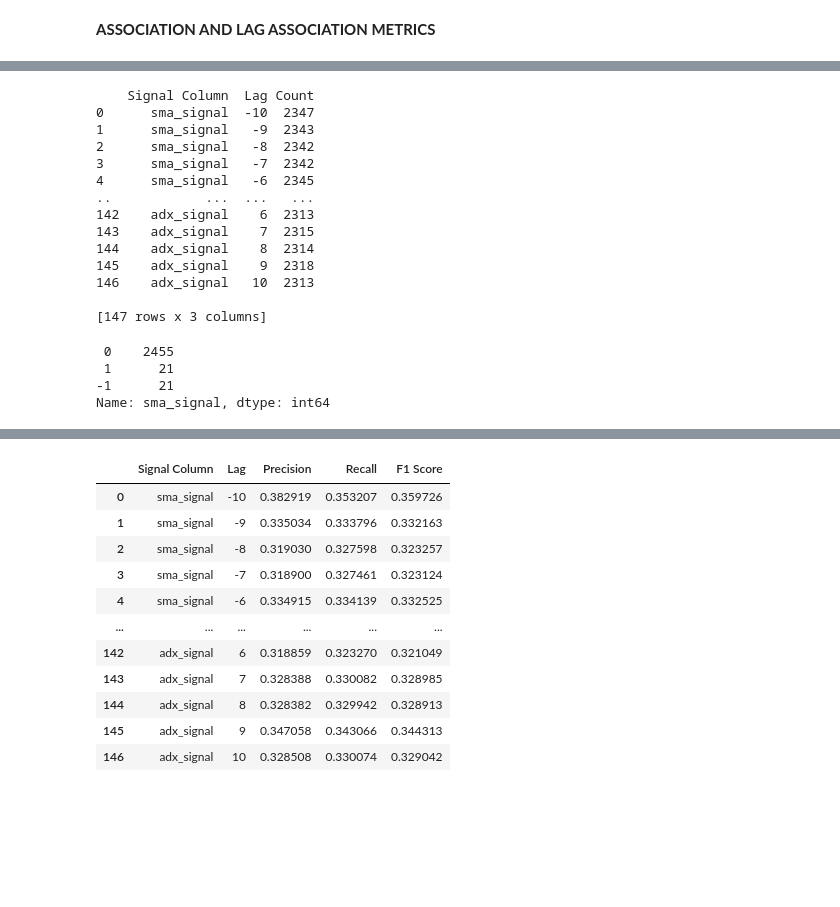
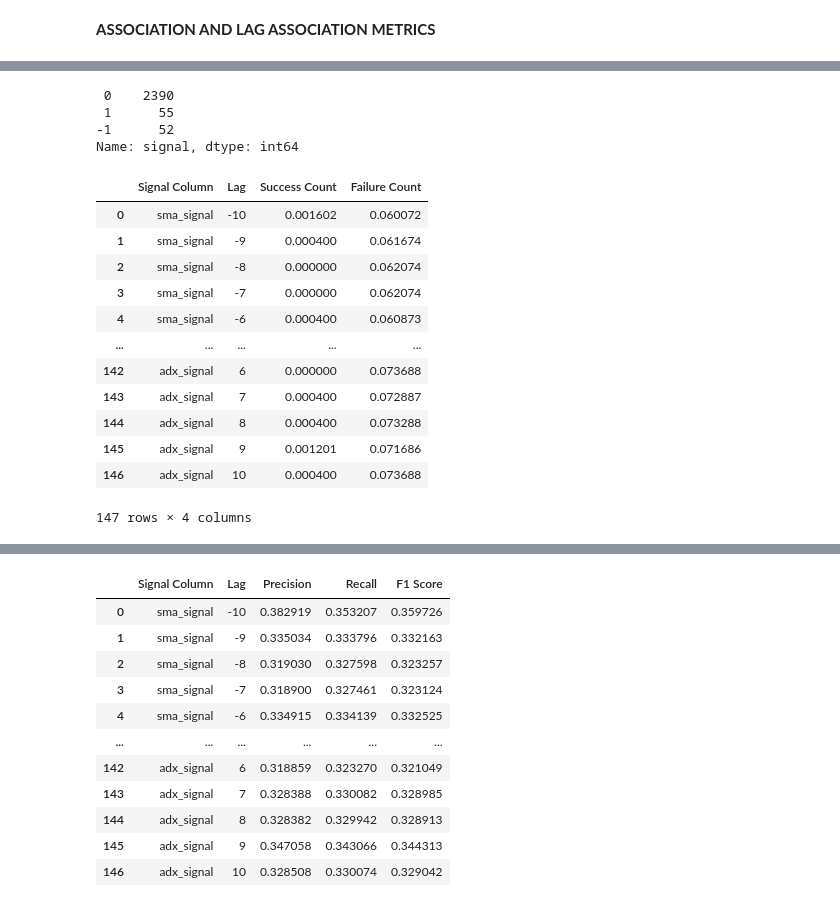
Before and after one commit to abhinav70291/TechnicalAnalysis-for-intra-day-trading, a Jupyter notebook: Technical_Analysis_underwork.ipynb, the cells around one changed output, grey strips where cells are left out. Cells and saved outputs as stored; diff of their text form; code cells hidden in the pictures; blank space fills up the shorter version.

```diff
--- a/Technical_Analysis_underwork.ipynb
+++ b/Technical_Analysis_underwork.ipynb
@@ -1388,17 +1399,22 @@ count
 # %%
 # Create an empty DataFrame to store the results
-report = pd.DataFrame(columns=['Lag', 'Count'])
+report = pd.DataFrame(columns=['Lag', 'Success Percentage', 'Failure Percentage'])
 
-# Loop over the range from -10 to +10
-for lag in range(-10, 11):
+# Loop over the range from -3 to +3
+for lag in range(-3, 4):
     # Shift the sma_signal
     df['sma_signal_shifted'] = df['sma_signal'].shift(lag)
 
-    # Calculate the count
-    count = (df['signal'] == df['sma_signal_shifted']).sum()
+    # Calculate the success count
+    success_count = ((df['signal'] == df['sma_signal_shifted']) & (df['signal'] != 0) & (df['sma_signal_shifted'] != 0)).sum()
+
+    # Calculate the failure count
+    failure_count = (df['signal'] != df['sma_signal_shifted']).sum()
 
     # Append the result to the report DataFrame
-    report = report.append({'Lag': lag, 'Success': count/len(df)}, ignore_index=True)
+    report = report.append({'Lag': lag,
+                            'Success Percentage': success_count/len(df),
+                            'Failure Percentage': failure_count/len(df)}, ignore_index=True)
 
 # Remove the temporary shifted column
 df.drop('sma_signal_shifted', axis=1, inplace=True)
@@ -1426,47 +1433,52 @@ print(report)
+# %%
+df.signal.value_counts()
+# %% [output]
+ 0    2390
+ 1      55
+-1      52
+Name: signal, dtype: int64
 # %%
 # Define the list of signal columns
 signal_columns = ['sma_signal', 'sma_crossover_signal', 'ema_signal', 'ema_crossover_signal', 'rsi_signal', 'bb_signal', 'adx_signal']
 
 # Create an empty DataFrame to store the results
-report = pd.DataFrame(columns=['Signal Column', 'Lag', 'Count'])
+report = pd.DataFrame(columns=['Signal Column', 'Lag', 'Success Count', 'Failure Count'])
 
 # Loop over the signal columns
 for signal_column in signal_columns:
     # Loop over the range from -10 to +10
     for lag in range(-10, 11):
         # Shift the signal column
         df[signal_column + '_shifted'] = df[signal_column].shift(lag)
 
-        # Calculate the count
-        count = (df['signal'] == df[signal_column + '_shifted']).sum()
+        # Calculate the success count
+        success_count = ((df['signal'] == df[signal_column + '_shifted']) & (df['signal'] != 0) & (df[signal_column + '_shifted'] != 0)).sum()
+
+        # Calculate the failure count
+        failure_count = (df['signal'] != df[signal_column + '_shifted']).sum()
 
         # Append the result to the report DataFrame
-        report = report.append({'Signal Column': signal_column, 'Lag': lag, 'Count': count}, ignore_index=True)
+        report = report.append({'Signal Column': signal_column,
+                                'Lag': lag,
+                                'Success Count': success_count/len(df),
+                                'Failure Count': failure_count/len(df)}, ignore_index=True)
 
-    # Remove the temporary shifted column
-    df.drop(signal_column + '_shifted', axis=1, inplace=True)
+        # Remove the temporary shifted column
+        df.drop(signal_column + '_shifted', axis=1, inplace=True)
 
 # Print the report
-print(report)
+report
 # %% [output]
+|  | Signal Column | Lag | Success Count | Failure Count |
+| 0 | sma_signal | -10 | 0.001602 | 0.060072 |
+| 1 | sma_signal | -9 | 0.000400 | 0.061674 |
+| 2 | sma_signal | -8 | 0.000000 | 0.062074 |
+| 3 | sma_signal | -7 | 0.000000 | 0.062074 |
+| 4 | sma_signal | -6 | 0.000400 | 0.060873 |
+| ... | ... | ... | ... | ... |
+| 142 | adx_signal | 6 | 0.000000 | 0.073688 |
+| 143 | adx_signal | 7 | 0.000400 | 0.072887 |
+| 144 | adx_signal | 8 | 0.000400 | 0.073288 |
+| 145 | adx_signal | 9 | 0.001201 | 0.071686 |
+| 146 | adx_signal | 10 | 0.000400 | 0.073688 |
-    Signal Column  Lag Count
-0      sma_signal  -10  2347
-1      sma_signal   -9  2343
-2      sma_signal   -8  2342
-3      sma_signal   -7  2342
-4      sma_signal   -6  2345
-..            ...  ...   ...
-142    adx_signal    6  2313
-143    adx_signal    7  2315
-144    adx_signal    8  2314
-145    adx_signal    9  2318
-146    adx_signal   10  2313
-
-[147 rows x 3 columns]
+147 rows × 4 columns
-# %%
-df.sma_signal.value_counts()
-# %% [output]
- 0    2455
- 1      21
--1      21
-Name: sma_signal, dtype: int64
```
Also changed, not shown: parts of 10 cells of this notebook.
